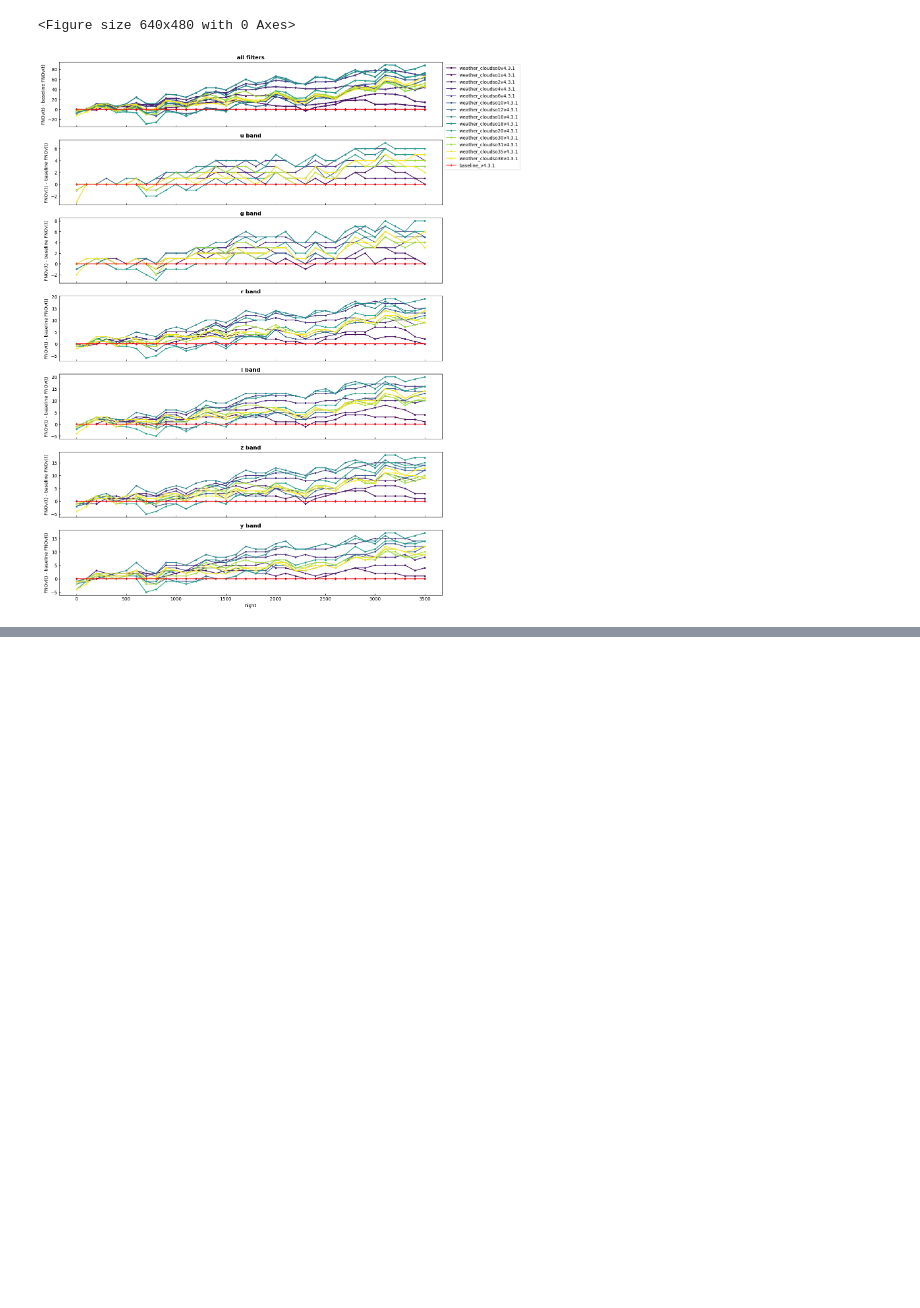
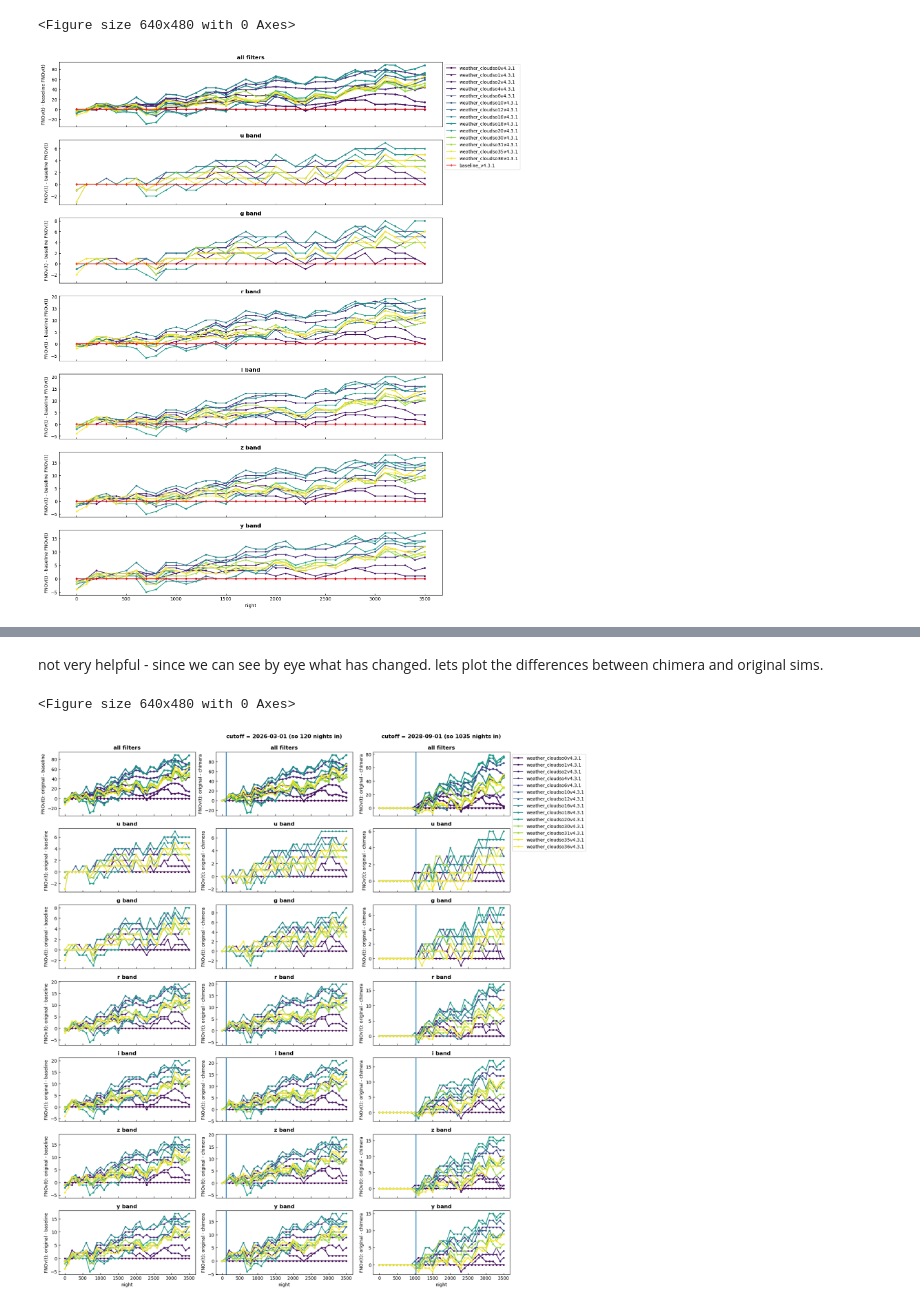
Before and after one commit to lsst-sims/sims_longterm_tests, a Jupyter notebook: notebooks/dev-analysis.ipynb, the cells around one changed output, grey strips where cells are left out. Saved outputs shown, nothing was run; the diff lists cells and outputs as text; code cells hidden in the pictures; blank space fills up the shorter version.

```diff
--- a/notebooks/dev-analysis.ipynb
+++ b/notebooks/dev-analysis.ipynb
@@ -131,0 +219,62 @@ ok we see a modest variation. naviely one would think that cloud tag number incr
+# %% [markdown]
+not very helpful - since we can see by eye what has changed. lets plot the differences between chimera and original sims.
+# %%
+nrows, ncols = 7, 1+len(cutoff_night.keys())
+
+
+plt.clf()
+fig, axes = plt.subplots(nrows, ncols)
+plt.subplots_adjust(hspace=0.2, wspace=0.15)
+for i, filt in enumerate(fnovs_time_per_filter):
+    for j, db in enumerate(list(clouds_tag.keys())):
+        if db.__contains__('baseline'):
+            color = 'r'
+            sym = '+'
+        else:
+            color = cmap( (clouds_tag[db] - min(clouds_tag.values())) / (max(clouds_tag.values()) - min(clouds_tag.values())) )
+            sym = '.'
+
+        # original vs baseline
+        axes[0, 0].plot(time_points[:-1], fnovs_time_all[db] - fnovs_time_all[baseline_tag], sym+'-',
+                     label=db if i == 0 else None, color=color)
+        axes[i+1, 0].plot(time_points[:-1], fnovs_time_per_filter[filt][db] - fnovs_time_per_filter[filt][baseline_tag],
+                       sym+'-', color=color)
+        for ci, cutoff in enumerate(chimera_fnovs_time_all):
+            # original vs chimera
+            key = f'chimera_cutoff{cutoff}_{db}'
+            axes[0, ci+1].plot(time_points[:-1], fnovs_time_all[db] - chimera_fnovs_time_all[cutoff][key],
+                         sym+'-', label=db if i == 0 else None, color=color)
+            axes[i+1, ci+1].plot(time_points[:-1], fnovs_time_per_filter[filt][db] - chimera_fnovs_time_per_filter[cutoff][filt][key],
+                            sym+'-', color=color)
+            if j == 0:
+                axes[0, ci+1].set_title( f'cutoff = {cutoff} (so {cutoff_night[cutoff]:.0f} nights in)\n\nall filters', fontweight='bold')
+
+        if j == 0:
+            for col in range(ncols):
+                if col == 0:
+                    axes[0, col].set_title('all filters', fontweight='bold')
+                axes[i+1, col].set_title(f'{filt} band', fontweight='bold')
+
+for k in range(nrows):
+    for c in range(ncols):
+        axes[k, c].tick_params(axis="both", direction="in")
+
+        for ci, cutoff in enumerate(cutoff_night):
+            axes[k, ci+1].axvline(cutoff_night[cutoff], ymin, ymax, ls='-')
+            axes[k, ci+1].set_ylabel('FNOv(t): original - chimera')
+
+    axes[k, 0].set_ylabel('FNOv(t): original - baseline')
+
+for k in range(nrows-1):
+    for c in range(ncols):
+        axes[k, c].set_xticklabels([])
+
+axes[0, -1].legend(bbox_to_anchor=(1,1))
+for c in range(ncols):
+    axes[-1, c].set_xlabel('night')
+
+fig.set_size_inches(6*ncols, nrows*3)
+plt.show()
+# %% [output]
+<Figure size 640x480 with 0 Axes>
+[figure, added]
```
Also changed, not shown: parts of 10 cells of this notebook.
